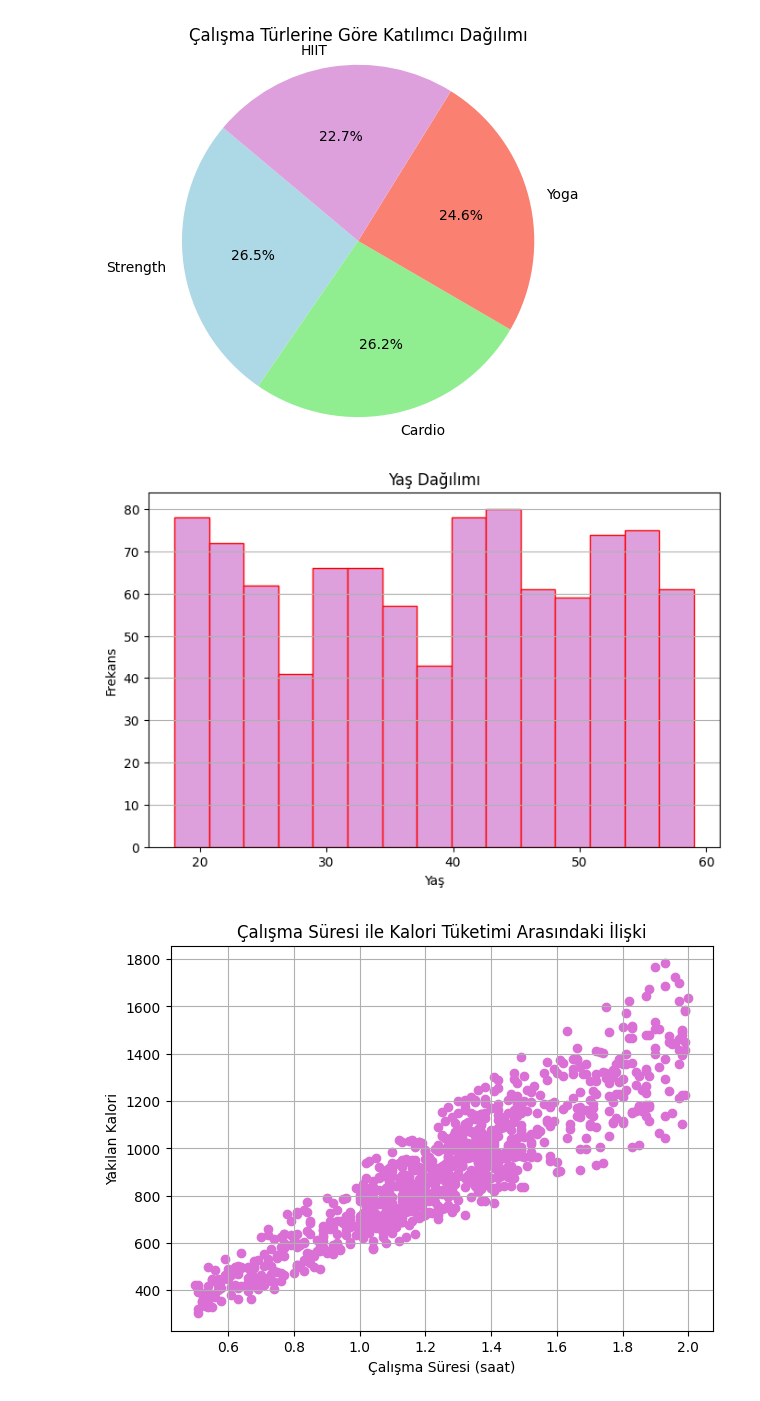
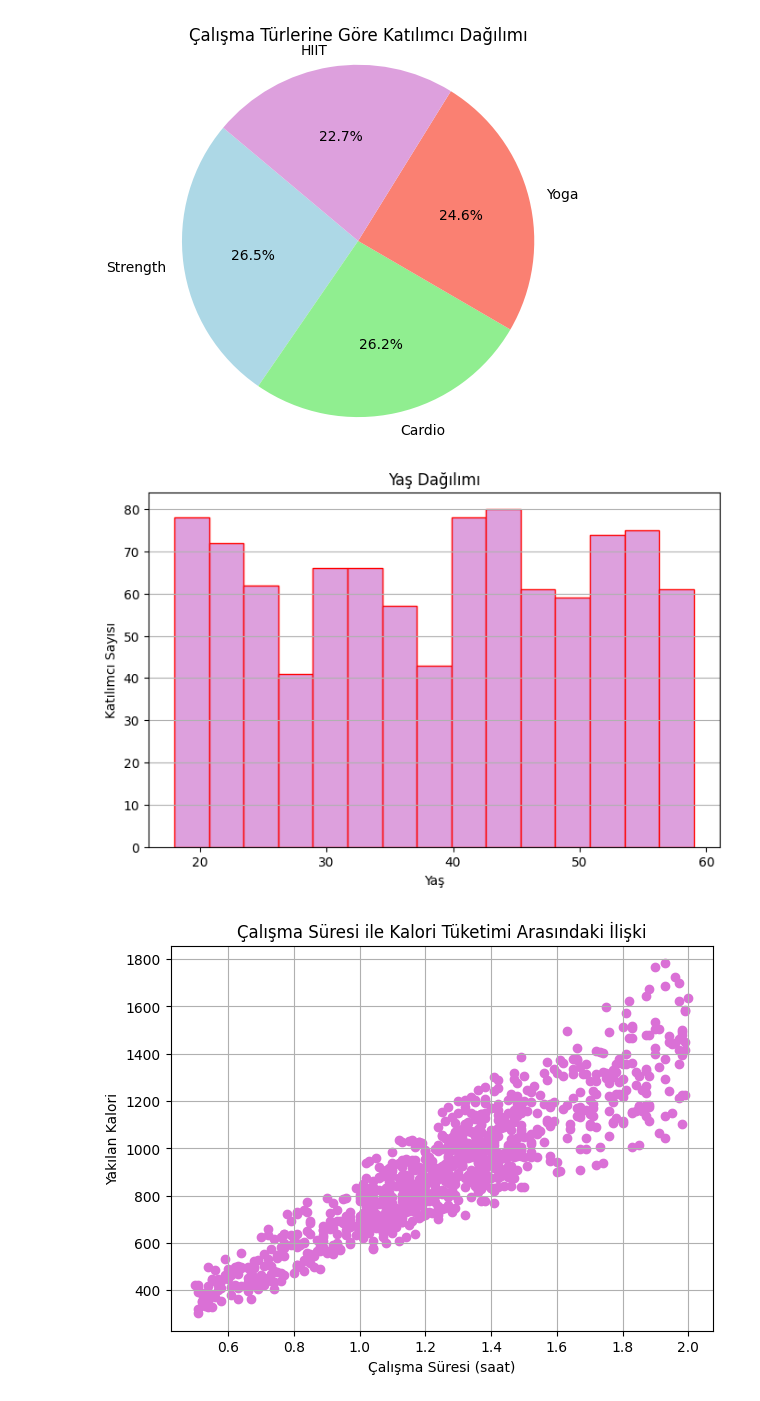
Before and after one commit to aysemermer/Gelecek-Hayalim-W-Code-Veri-Bilimi-Atolyesi, a Jupyter notebook: Gelecek_Hayalim_W_Code_Veri_Bilimi_Atölyesi_4_Hafta_2_Ödev.ipynb, the cells around one changed output. Saved outputs shown, nothing was run; the diff lists cells and outputs as text; code cells hidden in the pictures.

```diff
--- a/Gelecek_Hayalim_W_Code_Veri_Bilimi_Atölyesi_4_Hafta_2_Ödev.ipynb
+++ b/Gelecek_Hayalim_W_Code_Veri_Bilimi_Atölyesi_4_Hafta_2_Ödev.ipynb
@@ -81,13 +81,13 @@ plt.show()
 # %%
 plt.figure(figsize=(8, 5))
 plt.hist(df['Age'], bins=15, color='plum', edgecolor='red')
 plt.title('Yaş Dağılımı')
 plt.xlabel('Yaş')
-plt.ylabel('Frekans')
+plt.ylabel('Katılımcı Sayısı')
 plt.grid(axis='y')
 plt.show()
 # %% [output]
-[figure, old version]
+[figure, new version]
 # %%
 plt.figure(figsize=(7, 5))
 plt.scatter(df['Session_Duration (hours)'], df['Calories_Burned'],  color='orchid')
```
